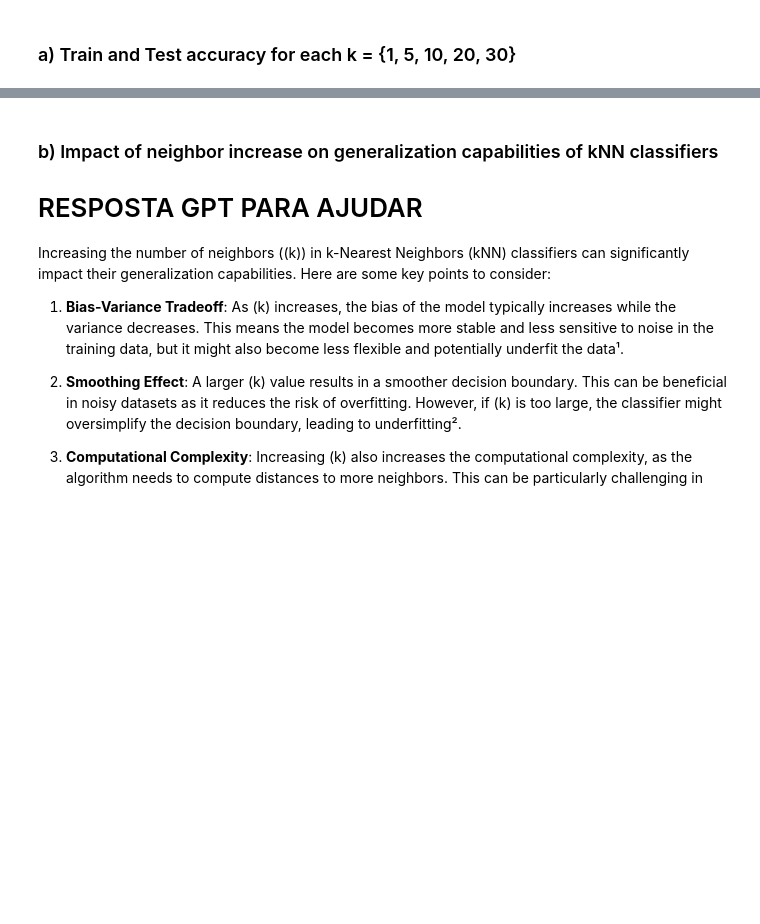
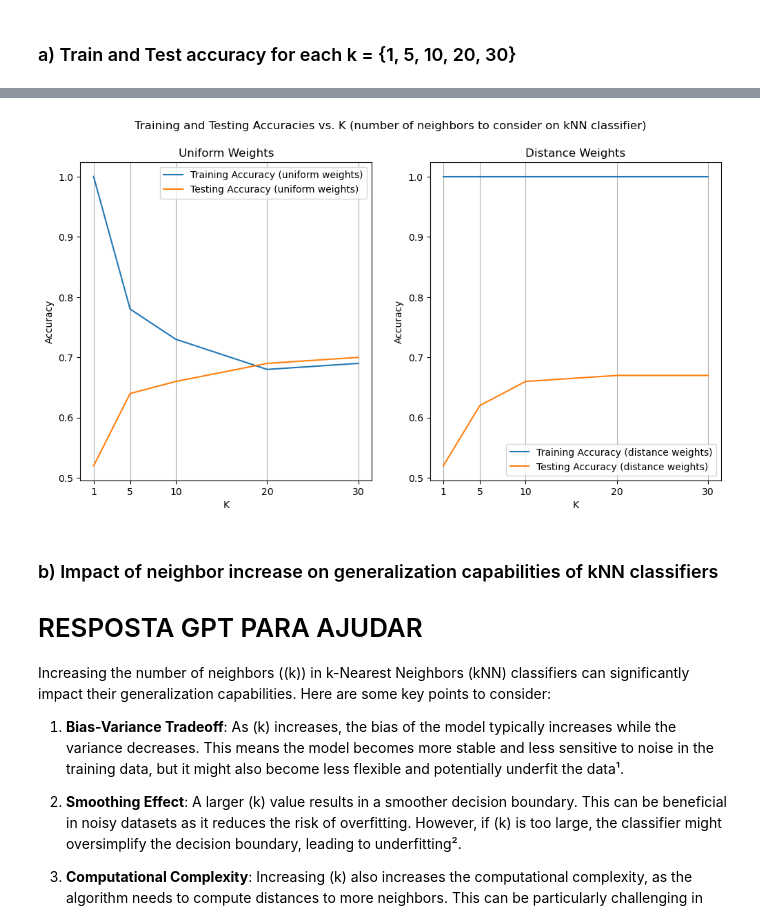
Before and after one commit to jppf22/HW2_Machine_Learning, a Jupyter notebook: code.ipynb, the cells around one changed output, grey strips where cells are left out. Drawn from its saved outputs; the diff is of its cells as text; code cells hidden in the pictures; blank space fills up the shorter version.

```diff
--- a/code.ipynb
+++ b/code.ipynb
@@ -282,3 +175,78 @@ plt.show()
+# %%
+from sklearn.metrics import accuracy_score
+from sklearn.neighbors import KNeighborsClassifier
+from sklearn.model_selection import train_test_split
+
+number_of_neighbours = [1,5,10,20,30]
+
+training_accuracies_uniform = []
+testing_accuracies_uniform = []
+
+training_accuracies_distance = []
+testing_accuracies_distance = []
+
+for k in number_of_neighbours:
+
+    X_train, X_test, y_train, y_test = train_test_split(X,y,test_size=0.2,random_state=0)
+
+    #Create kNN classifier according to sample training data, with uniform weights
+    predictor_uniform = KNeighborsClassifier(n_neighbors=k)
+    predictor_uniform.fit(X_train,y_train)
+
+    #Generate prediction according to test sample and measure accuracy
+    y_pred_test = predictor_uniform.predict(X_test)
+    testing_accuracies_uniform.append(round(accuracy_score(y_test, y_pred_test),2))
+
+    #Generate prediction according to training sample and measure accuracy
+    y_pred_train = predictor_uniform.predict(X_train)
+    training_accuracies_uniform.append(round(accuracy_score(y_train, y_pred_train),2))
+
+    #Create kNN classifier according to sample training data, with distance-based weights
+
+    predictor_distance = KNeighborsClassifier(n_neighbors=k,weights="distance")
+
+    predictor_distance.fit(X_train,y_train)
+
+    #Generate prediction according to test sample and measure accuracy
+    y_pred_test = predictor_distance.predict(X_test)
+    testing_accuracies_distance.append(round(accuracy_score(y_test, y_pred_test),2))
+
+    #Generate prediction according to training sample and measure accuracy
+    y_pred_train = predictor_distance.predict(X_train)
+    training_accuracies_distance.append(round(accuracy_score(y_train, y_pred_train),2))
+
+accuracy_df = pd.DataFrame({
+    'k': number_of_neighbours,
+    'training_accuracies_uniform': training_accuracies_uniform,
+    'testing_accuracies_uniform': testing_accuracies_uniform,
+    'training_accuracies_distance': training_accuracies_distance,
+    'testing_accuracies_testing': testing_accuracies_distance
+})
+
+fig, axes = plt.subplots(1, 2, figsize=(12, 6))
+
+sns.lineplot(ax=axes[0], data=accuracy_df, x="k", y="training_accuracies_uniform", label="Training Accuracy (uniform weights)")
+sns.lineplot(ax=axes[0], data=accuracy_df, x="k", y="testing_accuracies_uniform", label="Testing Accuracy (uniform weights)")
+axes[0].set_title("Uniform Weights")
+axes[0].set_xlabel("K")
+axes[0].set_ylabel("Accuracy")
+axes[0].legend()
+axes[0].set_xticks(number_of_neighbours)
+axes[0].grid(True, which='both', axis='x')
+
+sns.lineplot(ax=axes[1], data=accuracy_df, x="k", y="training_accuracies_distance", label="Training Accuracy (distance weights)")
+sns.lineplot(ax=axes[1], data=accuracy_df, x="k", y="testing_accuracies_testing", label="Testing Accuracy (distance weights)")
+axes[1].set_title("Distance Weights")
+axes[1].set_xlabel("K")
+axes[1].set_ylabel("Accuracy")
+axes[1].legend()
+axes[1].set_xticks(number_of_neighbours)
+axes[1].grid(True, which='both', axis='x')
+
+plt.suptitle("Training and Testing Accuracies vs. K (number of neighbors to consider on kNN classifier)")
+plt.show()
+# %% [output]
+[figure, added]
 # %% [markdown]
 ### b) Impact of neighbor increase on generalization capabilities of kNN classifiers
 
```
Also changed, not shown: parts of 1 cell of this notebook, 3 other files.
